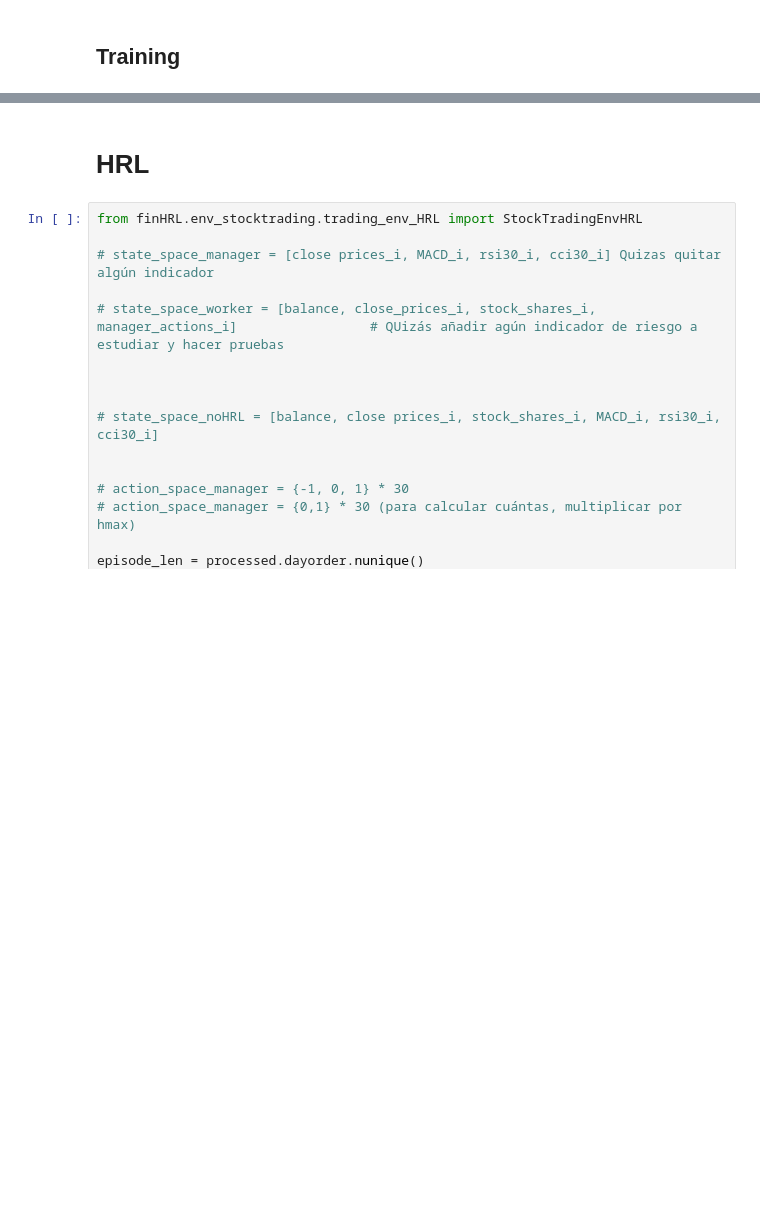
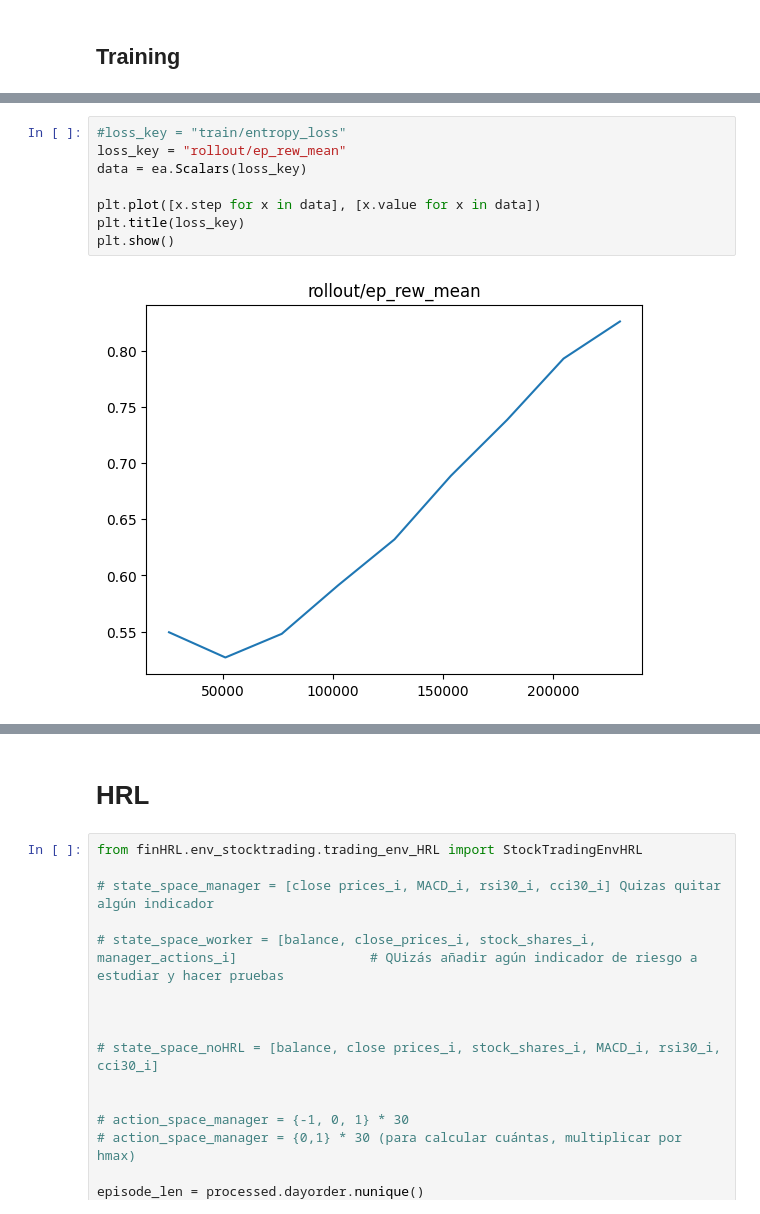
Before and after one commit to andoniiribarren/HRL_MAML_StockTrading, a Jupyter notebook: demo/test_demo.ipynb, the cells around one changed output, grey strips where cells are left out. Saved outputs shown, nothing was run; the diff lists cells and outputs as text; blank space fills up the shorter version.

```diff
--- a/demo/test_demo.ipynb
+++ b/demo/test_demo.ipynb
@@ -168,0 +205,10 @@ KeyboardInterrupt:
+# %%
+#loss_key = "train/entropy_loss"
+loss_key = "rollout/ep_rew_mean"
+data = ea.Scalars(loss_key)
+
+plt.plot([x.step for x in data], [x.value for x in data])
+plt.title(loss_key)
+plt.show()
+# %% [output]
+[figure, added]
```
Also changed, not shown: parts of 7 cells of this notebook, 3 other files.
